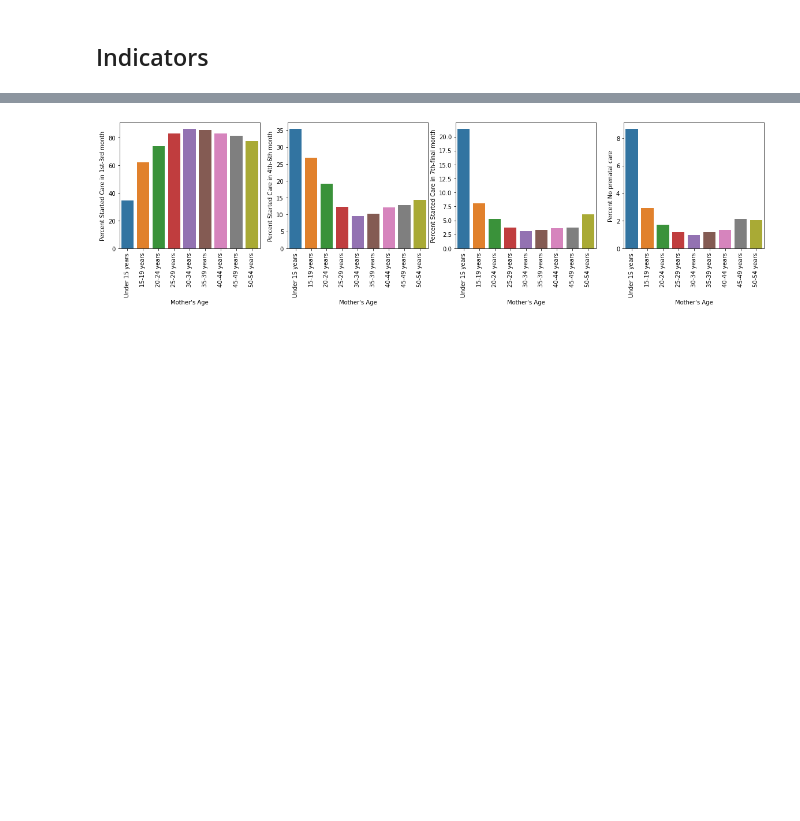
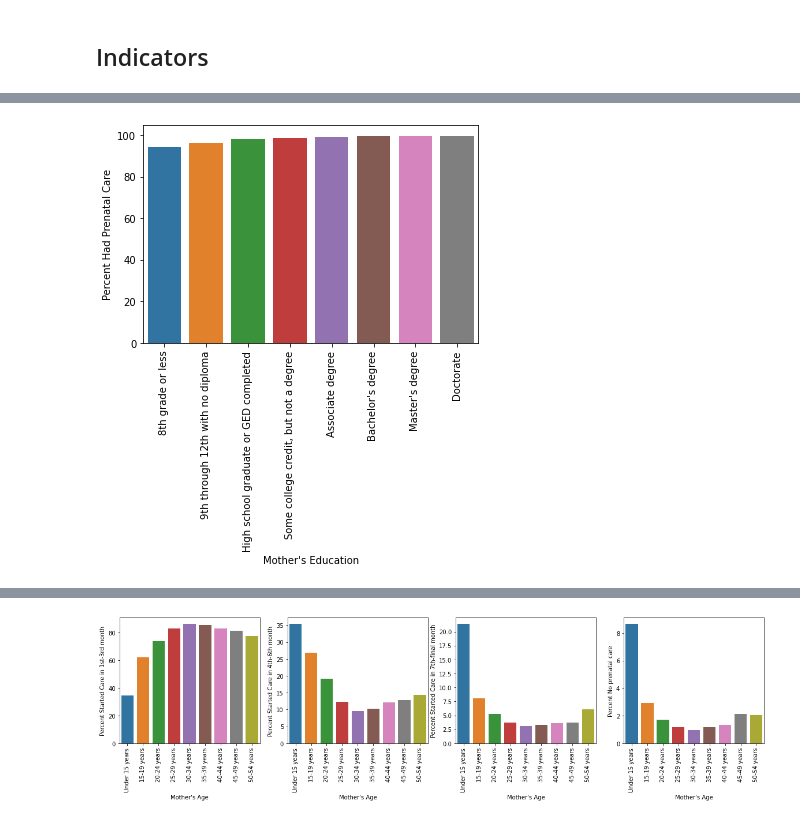
Before and after one commit to kels271828/ds4a, a Jupyter notebook: notebooks/natality_data.ipynb, the cells around one changed output, grey strips where cells are left out. Cells and saved outputs as stored; diff of their text form; code cells hidden in the pictures; blank space fills up the shorter version.

```diff
--- a/notebooks/natality_data.ipynb
+++ b/notebooks/natality_data.ipynb
@@ -109,0 +143,4 @@ df.hist(figsize=(12, 12));
+# %%
+plot_care('meduc', "Mother's Education", educ_dict)
+# %% [output]
+[figure, added]
```
Also changed, not shown: parts of 41 cells of this notebook.
